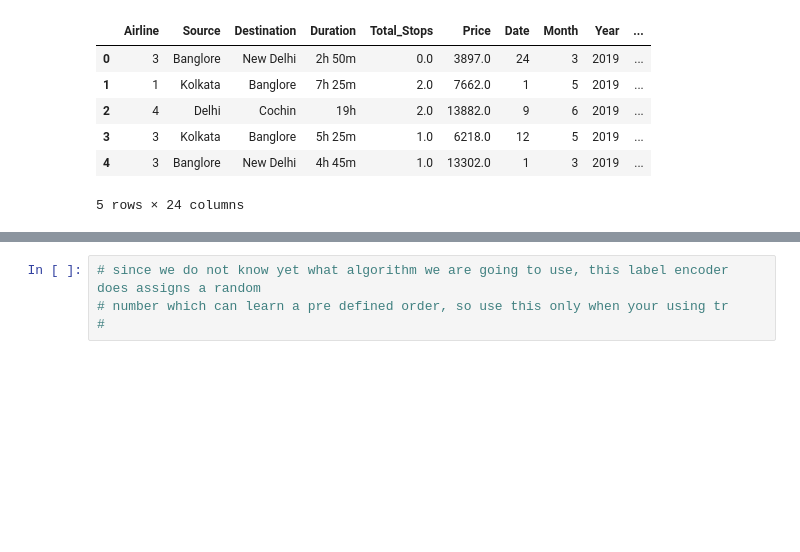
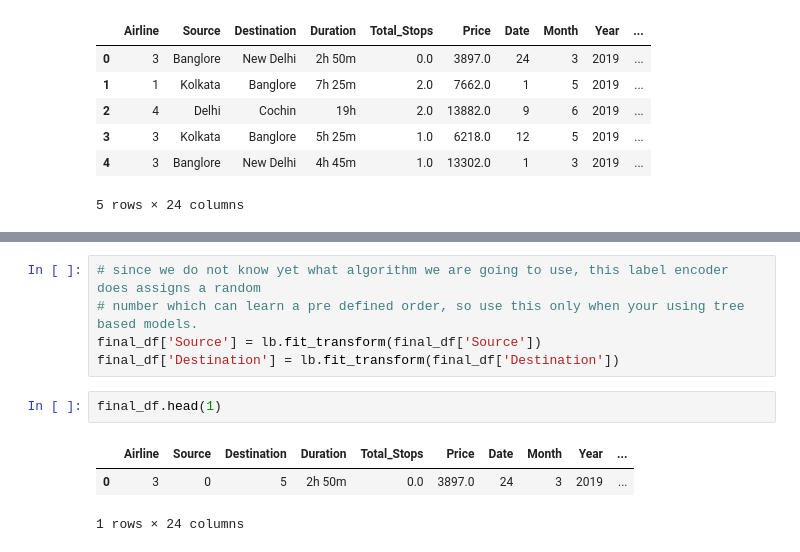
Before and after one commit to aks-ai/Flight-Prediction-DataSet-EDA, a Jupyter notebook: Flight_Price_Prediction_EDA.ipynb, the cells around one changed output, grey strips where cells are left out. Drawn from its saved outputs; the diff is of its cells as text; blank space fills up the shorter version.

Commit message:
Adding the code to encode source and destination

```diff
--- a/Flight_Price_Prediction_EDA.ipynb
+++ b/Flight_Price_Prediction_EDA.ipynb
@@ -498,4 +508,11 @@ final_df.head()
 # %%
 # since we do not know yet what algorithm we are going to use, this label encoder does assigns a random
-# number which can learn a pre defined order, so use this only when your using tr
-#
+# number which can learn a pre defined order, so use this only when your using tree based models.
+final_df['Source'] = lb.fit_transform(final_df['Source'])
+final_df['Destination'] = lb.fit_transform(final_df['Destination'])
+# %%
+final_df.head(1)
+# %% [output]
+|  | Airline | Source | Destination | Duration | Total_Stops | Price | Date | Month | Year | ... |
+| 0 | 3 | 0 | 5 | 2h 50m | 0.0 | 3897.0 | 24 | 3 | 2019 | ... |
+1 rows × 24 columns
```
Also changed, not shown: parts of 1 cell of this notebook.
